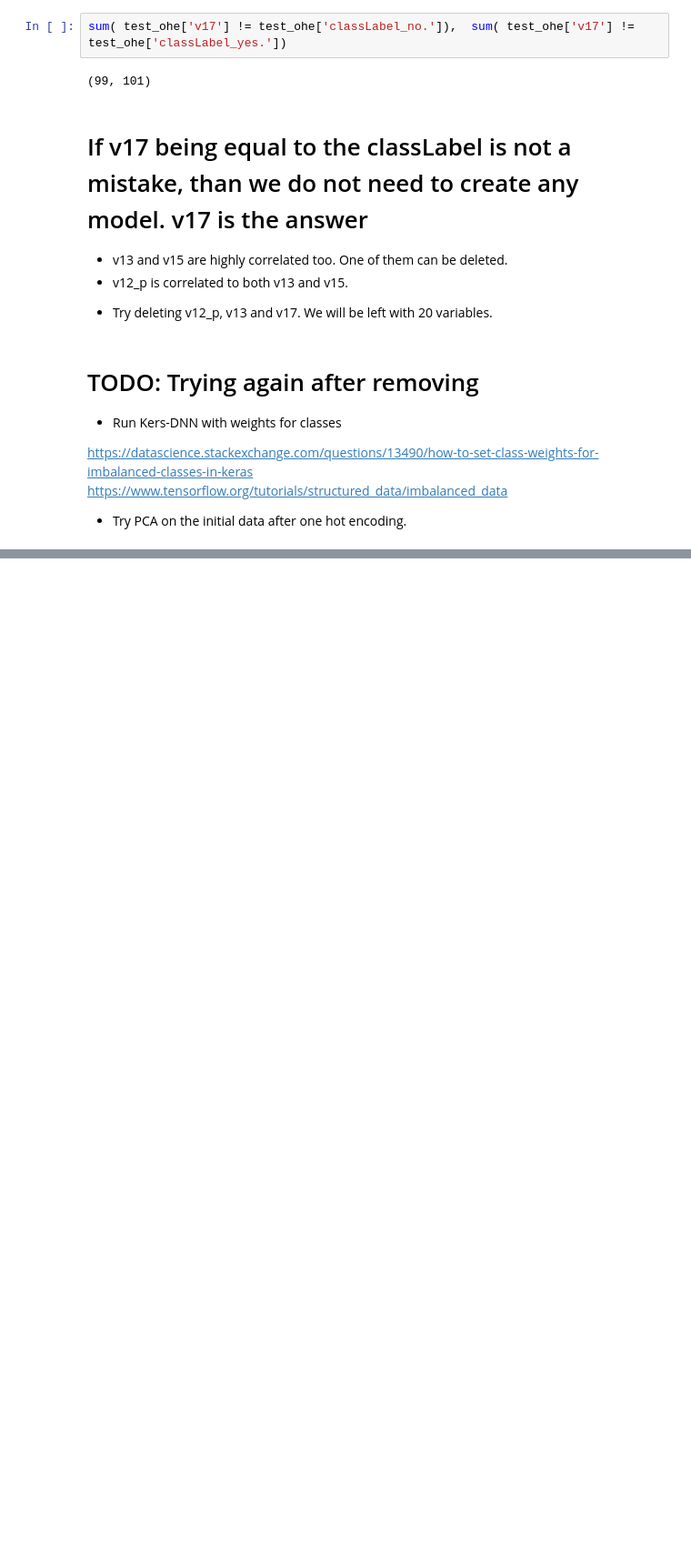
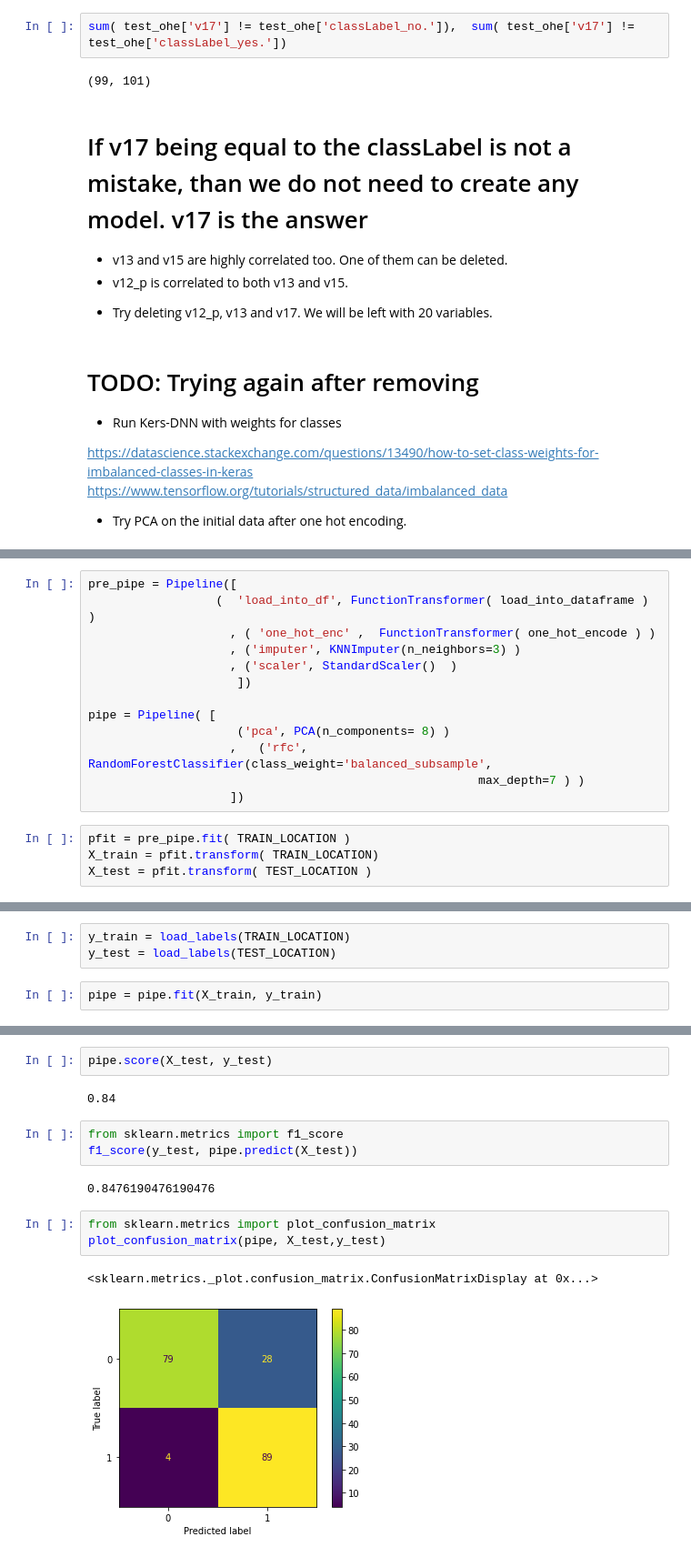
Before and after one commit to vsnupoudel/FlaskAppForCsv, a Jupyter notebook: LfTask_EDAandDNN.ipynb, the cells around one changed output, grey strips where cells are left out. Shown at 91% size. Saved outputs shown, nothing was run; the diff lists cells and outputs as text; blank space fills up the shorter version.

```diff
--- a/LfTask_EDAandDNN.ipynb
+++ b/LfTask_EDAandDNN.ipynb
@@ -406,0 +459,17 @@ https://www.tensorflow.org/tutorials/structured_data/imbalanced_data
+# %%
+pre_pipe = Pipeline([
+                  (  'load_into_df', FunctionTransformer( load_into_dataframe )  )
+                    , ( 'one_hot_enc' ,  FunctionTransformer( one_hot_encode ) )
+                    , ('imputer', KNNImputer(n_neighbors=3) )
+                    , ('scaler', StandardScaler()  )
+                     ])
+
+pipe = Pipeline( [
+                     ('pca', PCA(n_components= 8) )
+                    ,   ('rfc', RandomForestClassifier(class_weight='balanced_subsample',
+                                                       max_depth=7 ) )
+                    ])
+# %%
+pfit = pre_pipe.fit( TRAIN_LOCATION )
+X_train = pfit.transform( TRAIN_LOCATION)
+X_test = pfit.transform( TEST_LOCATION )
@@ -406,0 +480,5 @@ https://www.tensorflow.org/tutorials/structured_data/imbalanced_data
+# %%
+y_train = load_labels(TRAIN_LOCATION)
+y_test = load_labels(TEST_LOCATION)
+# %%
+pipe = pipe.fit(X_train, y_train)
@@ -406,0 +522,15 @@ https://www.tensorflow.org/tutorials/structured_data/imbalanced_data
+# %%
+pipe.score(X_test, y_test)
+# %% [output]
+0.84
+# %%
+from sklearn.metrics import f1_score
+f1_score(y_test, pipe.predict(X_test))
+# %% [output]
+0.8476190476190476
+# %%
+from sklearn.metrics import plot_confusion_matrix
+plot_confusion_matrix(pipe, X_test,y_test)
+# %% [output]
+<sklearn.metrics._plot.confusion_matrix.ConfusionMatrixDisplay at 0x...>
+[figure, added]
```
Also changed, not shown: parts of 41 cells of this notebook.
